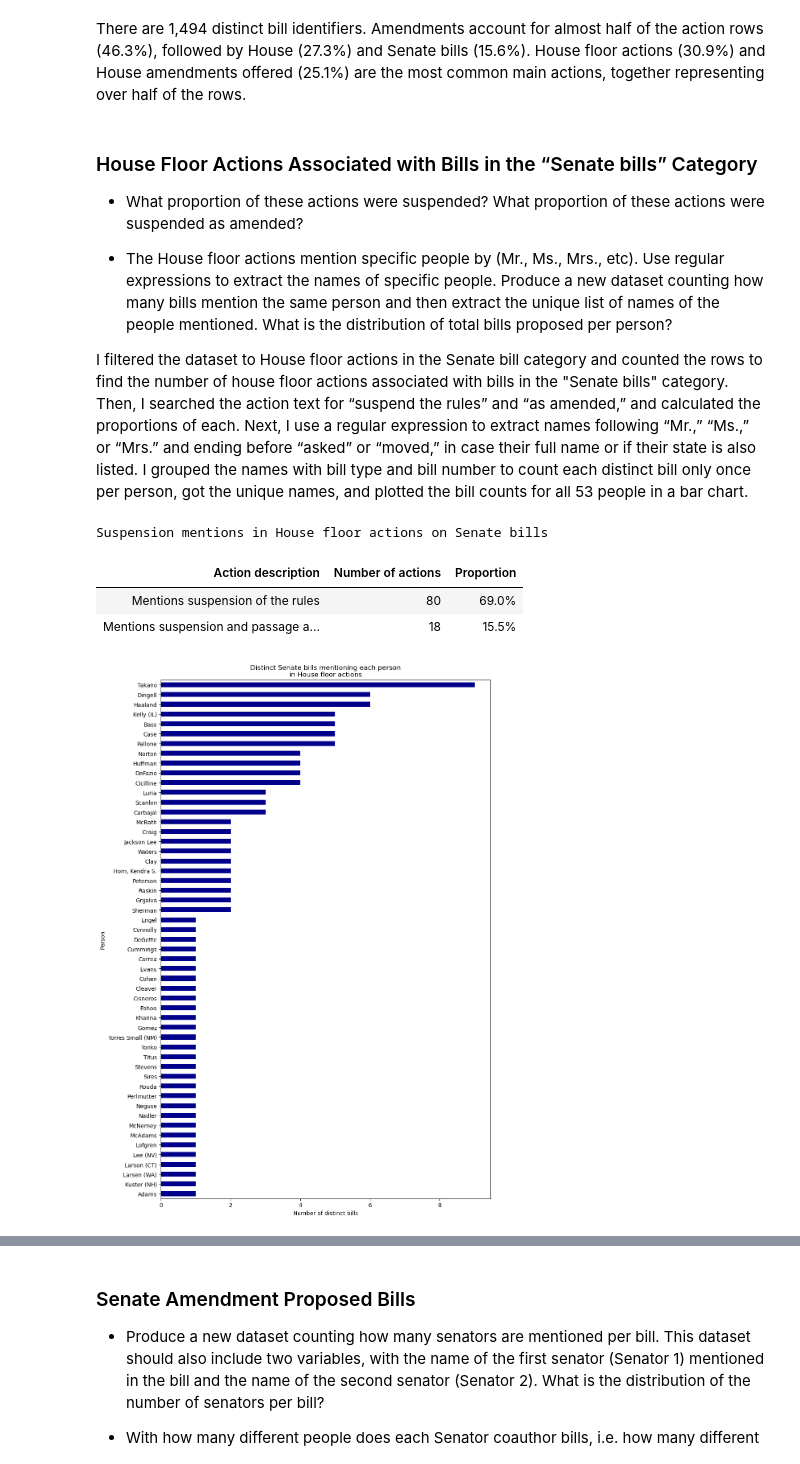
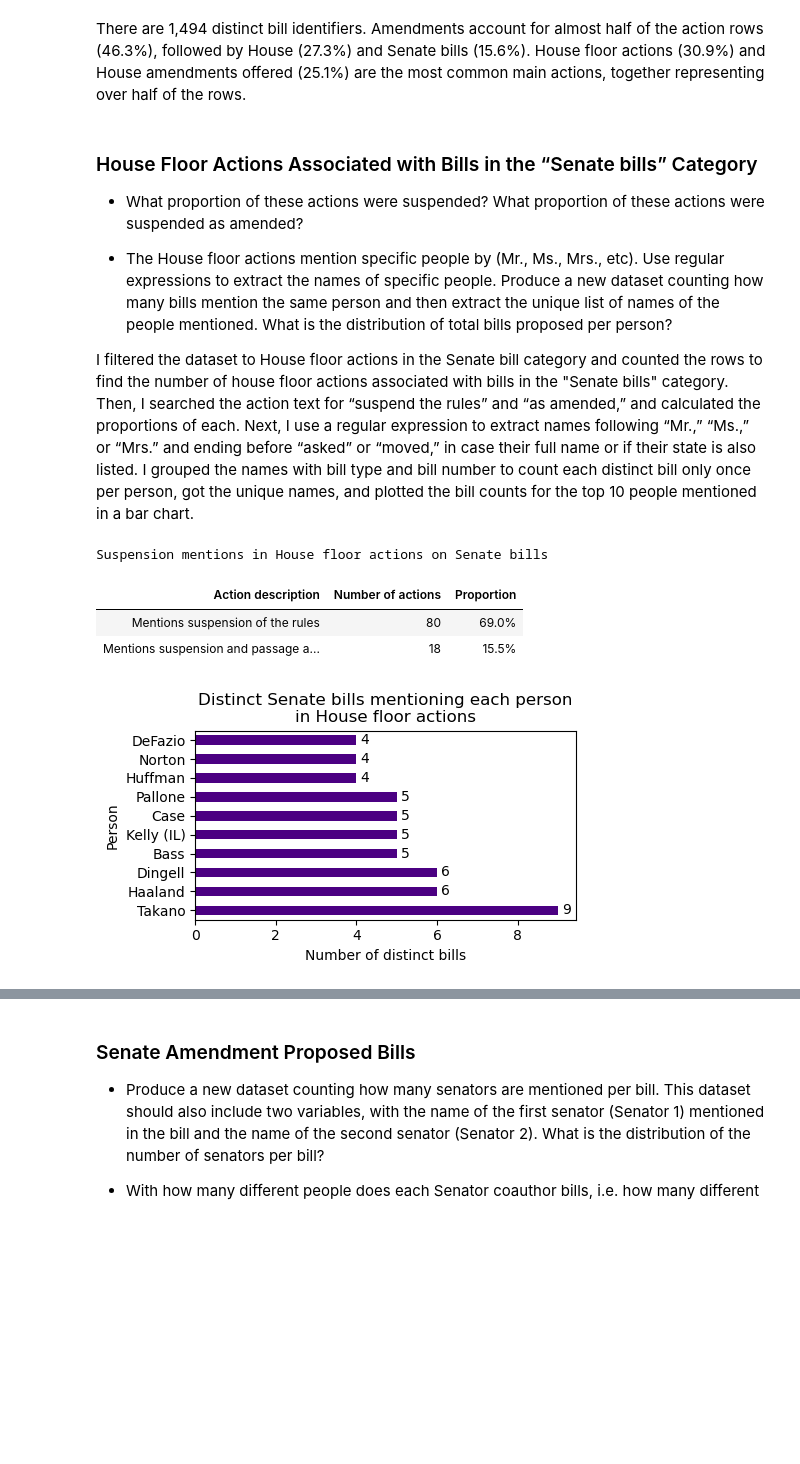
Before and after one commit to maxinehb/datasci530fall2026, a Jupyter notebook: Assignment 4/Assignment-4.ipynb, the cells around one changed output, grey strips where cells are left out. Saved outputs shown, nothing was run; the diff lists cells and outputs as text; code cells hidden in the pictures; blank space fills up the shorter version.

```diff
--- a/Assignment 4/Assignment-4.ipynb
+++ b/Assignment 4/Assignment-4.ipynb
@@ -118,7 +118,7 @@ There are 1,494 distinct bill identifiers. Amendments account for almost half of
 
 - The  House  floor  actions  mention  specific  people  by  (Mr.,  Ms.,  Mrs.,  etc).  Use regular  expressions  to  extract  the  names  of  specific  people.  Produce  a  new dataset counting how many bills mention the same person and then extract the unique list of names of the people mentioned. What is the distribution of total bills proposed per person?
 
-I filtered the dataset to House floor actions in the Senate bill category and counted the rows to find the number of house floor actions associated with bills in the "Senate bills" category. Then, I searched the action text for “suspend the rules” and “as amended,” and calculated the proportions of each. Next, I use a regular expression to extract names following “Mr.,” “Ms.,” or “Mrs.” and ending before “asked” or “moved,” in case their full name or if their state is also listed. I grouped the names with bill type and bill number to count each distinct bill only once per person, got the unique names, and plotted the bill counts for all 53 people in a bar chart.
+I filtered the dataset to House floor actions in the Senate bill category and counted the rows to find the number of house floor actions associated with bills in the "Senate bills" category. Then, I searched the action text for “suspend the rules” and “as amended,” and calculated the proportions of each. Next, I use a regular expression to extract names following “Mr.,” “Ms.,” or “Mrs.” and ending before “asked” or “moved,” in case their full name or if their state is also listed. I grouped the names with bill type and bill number to count each distinct bill only once per person, got the unique names, and plotted the bill counts for the top 10 people mentioned in a bar chart.
 # %%
 # select house floor actions associated with Senate bills
 senate_bills_house_floor = bills_actions.query(
@@ -162,36 +162,37 @@ person_bill_counts = (
 
 table_people = (
     person_bill_counts.groupby("Person")
     .size()
     .reset_index(name="Number of distinct bills"))
 
 unique_people = table_people["Person"].unique()
 
 # plot bill counts for all people
 people_plot = table_people.sort_values(
-    "Number of distinct bills", ascending=True)
+    "Number of distinct bills", ascending=False)
 
-people_plot.plot(
+pp = people_plot.head(10).plot(
     x="Person",
     y="Number of distinct bills",
     kind="barh",
-    color="darkblue",
-    figsize=(10, 14),
+    color="indigo",
+    figsize=(5, 3),
     legend=False)
+pp.bar_label(pp.containers[0], padding=3)
 plt.xlabel("Number of distinct bills")
 plt.ylabel("Person")
 plt.title("Distinct Senate bills mentioning each person\nin House floor actions")
 plt.tight_layout()
 plt.show()
 
 # quality checks
 #print(name_matches.apply(len).value_counts())
 #print(len(unique_people))
 #print(unique_people)
 # %% [output]
 Suspension mentions in House floor actions on Senate bills
 | Action description | Number of actions | Proportion |
 | Mentions suspension of the rules | 80 | 69.0% |
 | Mentions suspension and passage a... | 18 | 15.5% |
-[figure, old version]
+[figure, new version]
 # %% [markdown]
```
Also changed, not shown: parts of 2 cells of this notebook.
